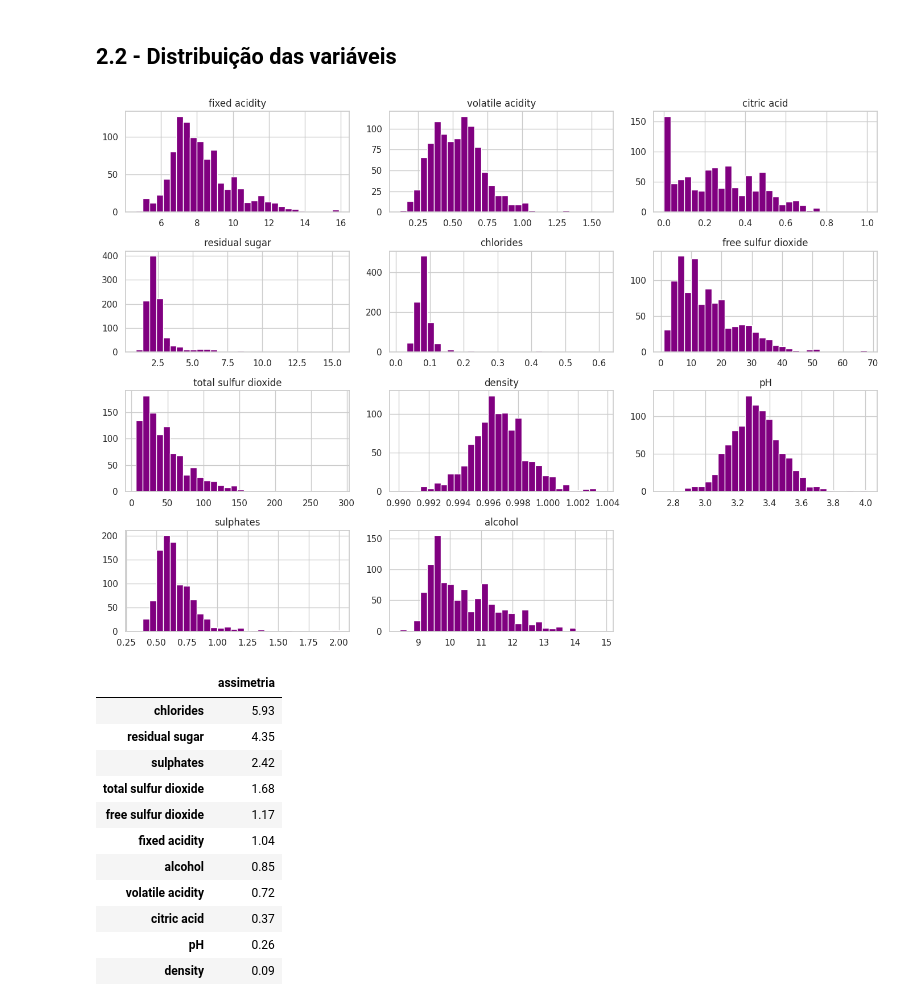
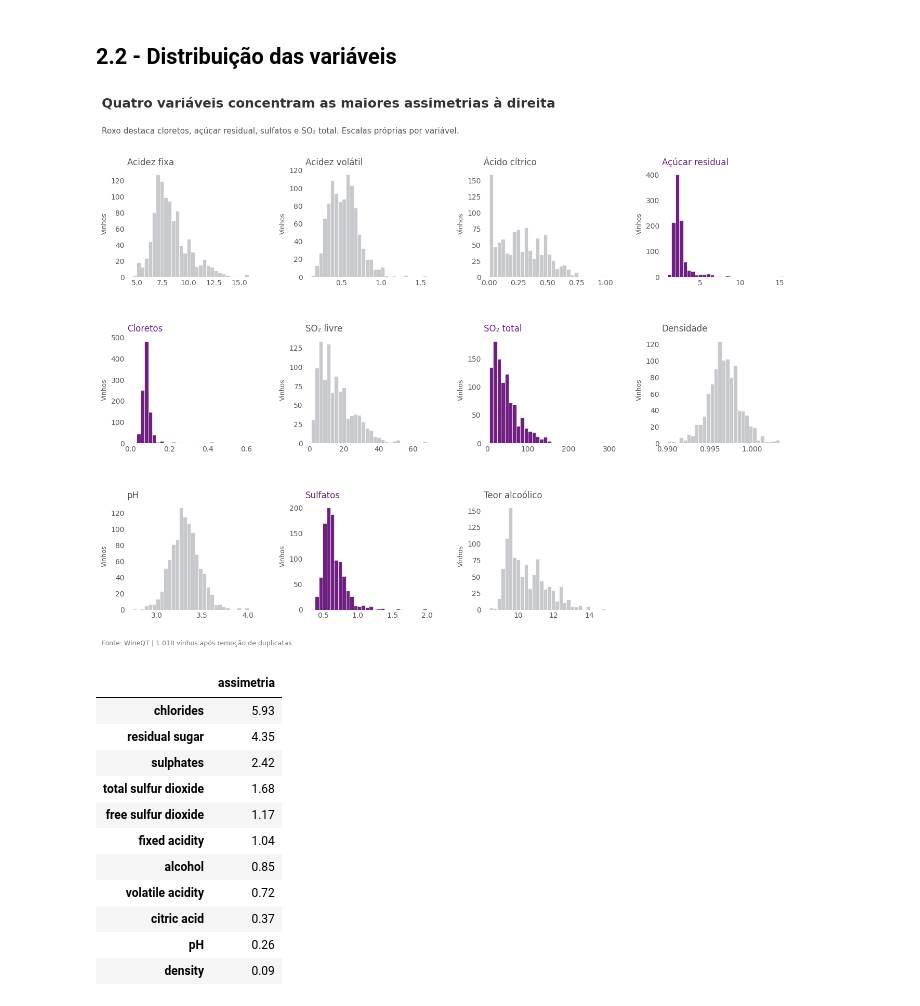
Before and after one commit to rons-12/fiap-tech-challenge-fase-2-wine-quality, a Jupyter notebook: notebooks/Tech_Challenge_Fase02.ipynb, the cells around one changed output. Cells and saved outputs as stored; diff of their text form; code cells hidden in the pictures.

```diff
--- a/notebooks/Tech_Challenge_Fase02.ipynb
+++ b/notebooks/Tech_Challenge_Fase02.ipynb
@@ -181,18 +194,56 @@ Valores nulos por colunas: 0
 Não há valores nulos nem valores impossíveis.
 # %% [markdown]
 ## 2.2 - Distribuição das variáveis
-# %%
-# (Utilizei a distribuição que a Fernanda fez,
-# mesclando ao que o Rafael realizou)
-
-sns.set_theme(style="whitegrid")
-
-x.hist(bins=30, figsize=(14, 10), color="purple")
-plt.tight_layout()
-plt.savefig("hist_variaveis.png", dpi=150)
-plt.show()
-# %% [output]
-[figure, removed]
+# %%
+# Ajuste apenas visual inspirado em Storytelling with Data:
+# fundo limpo, títulos informativos, rótulos em português e destaque seletivo.
+# As funções abaixo formatam somente as figuras; não alteram os dados.
+SWD_ROXO = "#702082"
+SWD_CINZA = "#C7C9CD"
+SWD_ESCURO = "#555555"
+SWD_NOMES = {
+    "fixed acidity": "Acidez fixa", "volatile acidity": "Acidez volátil",
+    "citric acid": "Ácido cítrico", "residual sugar": "Açúcar residual",
+    "chlorides": "Cloretos", "free sulfur dioxide": "SO₂ livre",
+    "total sulfur dioxide": "SO₂ total", "density": "Densidade",
+    "pH": "pH", "sulphates": "Sulfatos", "alcohol": "Teor alcoólico"
+}
+def swd_limpar(ax):
+    ax.set_facecolor("white")
+    ax.grid(False)
+    for borda in ax.spines.values():
+        borda.set_visible(False)
+    ax.tick_params(axis="both", length=0, labelcolor=SWD_ESCURO, labelsize=10)
+
+def swd_titulo(fig, titulo, subtitulo, rodape):
+    fig.set_facecolor("white")
+    fig.text(0.035, 0.975, titulo, ha="left", va="top", fontsize=18,
+             fontweight="bold", color="#333333")
+    fig.text(0.035, 0.925, subtitulo, ha="left", va="top", fontsize=11, color=SWD_ESCURO)
+    fig.text(0.035, 0.015, rodape, ha="left", va="bottom", fontsize=9, color="#777777")
+
+def swd_salvar(fig, nome):
+    fig.savefig(nome, dpi=300, bbox_inches="tight", facecolor="white")
+    plt.show()
+
+swd_assimetricas = set(x.skew().nlargest(4).index)
+fig, axes = plt.subplots(3, 4, figsize=(14, 11))
+for ax, col in zip(axes.flat, x.columns):
+    destaque = col in swd_assimetricas
+    ax.hist(x[col], bins=30, color=SWD_ROXO if destaque else SWD_CINZA,
+             edgecolor="white", linewidth=0.5)
+    swd_limpar(ax)
+    ax.set_title(SWD_NOMES.get(col, col), loc="left", fontsize=12,
+                 color=SWD_ROXO if destaque else SWD_ESCURO)
+    ax.set_ylabel("Vinhos", fontsize=9, color=SWD_ESCURO)
+fig.delaxes(axes.flat[-1])
+swd_titulo(fig, "Quatro variáveis concentram as maiores assimetrias à direita",
+           "Roxo destaca cloretos, açúcar residual, sulfatos e SO₂ total. Escalas próprias por variável.",
+           f"Fonte: WineQT | {len(df):,} vinhos após remoção de duplicatas.".replace(",", "."))
+fig.subplots_adjust(top=0.85, bottom=0.08, left=0.07, right=0.98, hspace=0.55, wspace=0.40)
+swd_salvar(fig, "hist_variaveis.png")
+# %% [output]
+[figure, added]
 # %%
 # Quanto maior a assimetria, mais longa a cauda à direita
 x.skew().sort_values(ascending=False).round(2).to_frame("assimetria")
```
Also changed, not shown: parts of 25 cells of this notebook, 11 other files.
